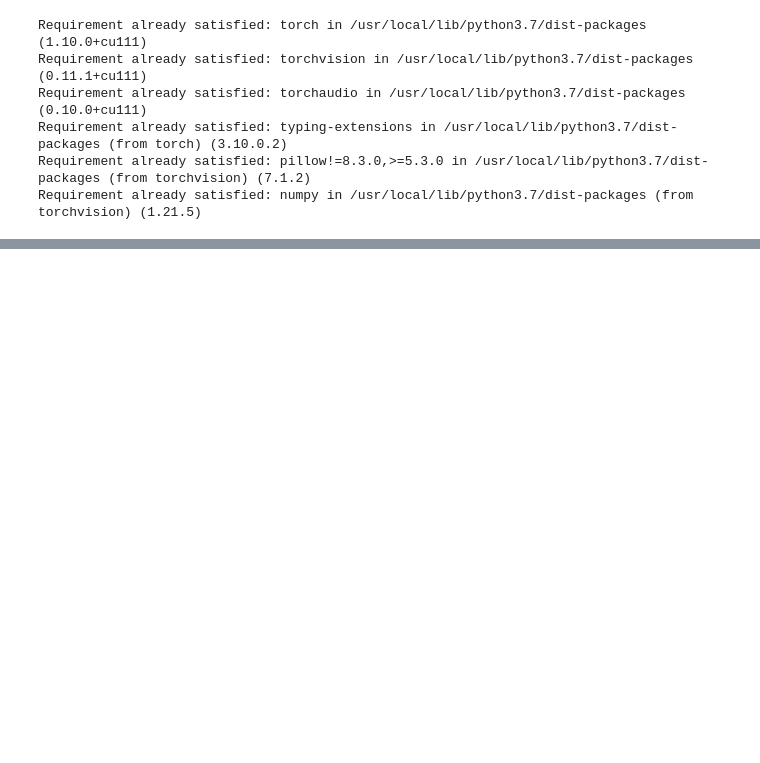
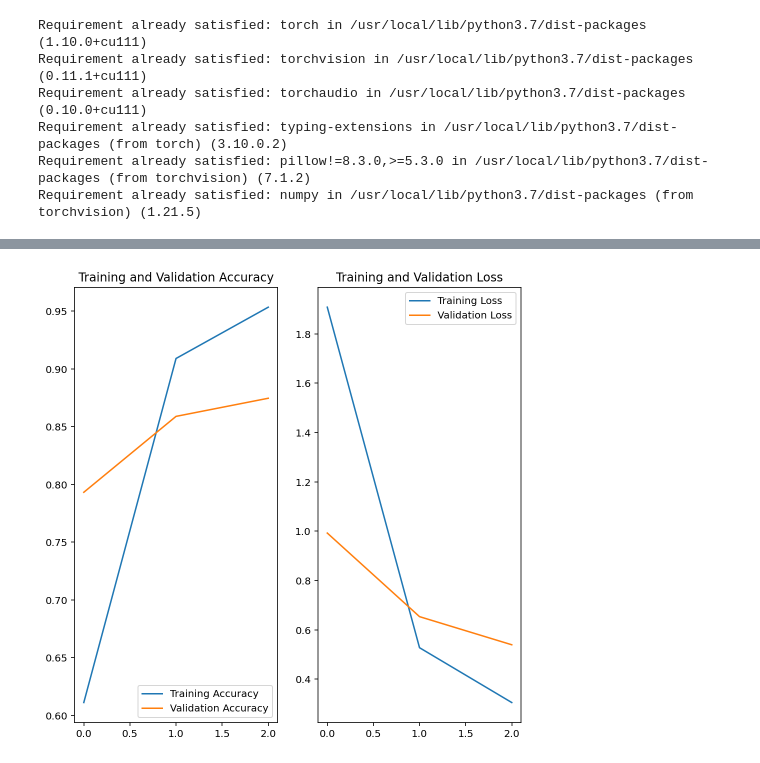
Before and after one commit to paulgureghian/Python_Notebooks, a Jupyter notebook: TensorFlow/Image_Classifier_Project/image_classifier1.ipynb, the cells around one changed output, grey strips where cells are left out. Cells and saved outputs as stored; diff of their text form; code cells hidden in the pictures; blank space fills up the shorter version.

```diff
--- a/TensorFlow/Image_Classifier_Project/image_classifier1.ipynb
+++ b/TensorFlow/Image_Classifier_Project/image_classifier1.ipynb
@@ -176,0 +224,6 @@ The class names are: {
+# %%
+# Build the model.
+model = tf.keras.Sequential([feature_extractor,
+                             tf.keras.layers.Dense(num_classes, activation= 'softmax')])
+
+model.summary()
@@ -176,0 +244,14 @@ The class names are: {
+# %%
+# Train the model using a GPU.
+print("Is there a GPU available?:", tf.config.list_physical_devices('GPU'))
+print('\n')
+
+model.compile(optimizer='adam',
+              loss='sparse_categorical_crossentropy',
+              metrics=['accuracy'])
+
+EPOCHS = 3
+
+history = model.fit(training_batches,
+                    epochs = EPOCHS,
+                    validation_data = validation_batches)
@@ -176,0 +268,26 @@ The class names are: {
+# %%
+# Plot the loss & accuracy for the train & val sets.
+training_loss = history.history['loss']
+training_accuracy = history.history['accuracy']
+
+val_loss = history.history['val_loss']
+val_accuracy = history.history['val_accuracy']
+
+epochs_range = range(EPOCHS)
+
+plt.figure(figsize=(8, 8))
+plt.subplot(1, 2, 1)
+
+plt.plot(epochs_range, training_accuracy, label='Training Accuracy')
+plt.plot(epochs_range, val_accuracy, label='Validation Accuracy')
+plt.legend(loc='lower right')
+plt.title('Training and Validation Accuracy')
+
+plt.subplot(1, 2, 2)
+plt.plot(epochs_range, training_loss, label='Training Loss')
+plt.plot(epochs_range, val_loss, label='Validation Loss')
+plt.legend(loc='upper right')
+plt.title('Training and Validation Loss')
+plt.show()
+# %% [output]
+[figure, added]
```
Also changed, not shown: parts of 12 cells of this notebook.
